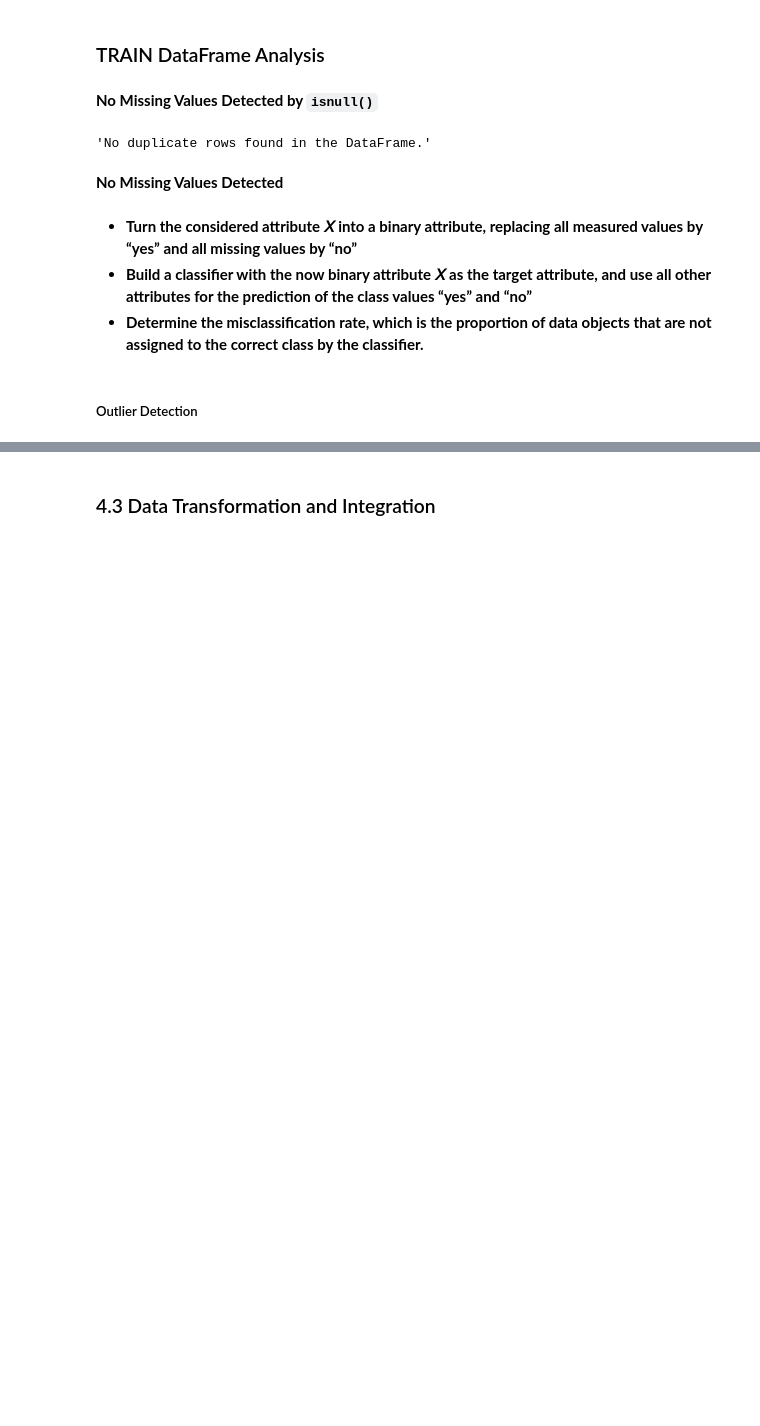
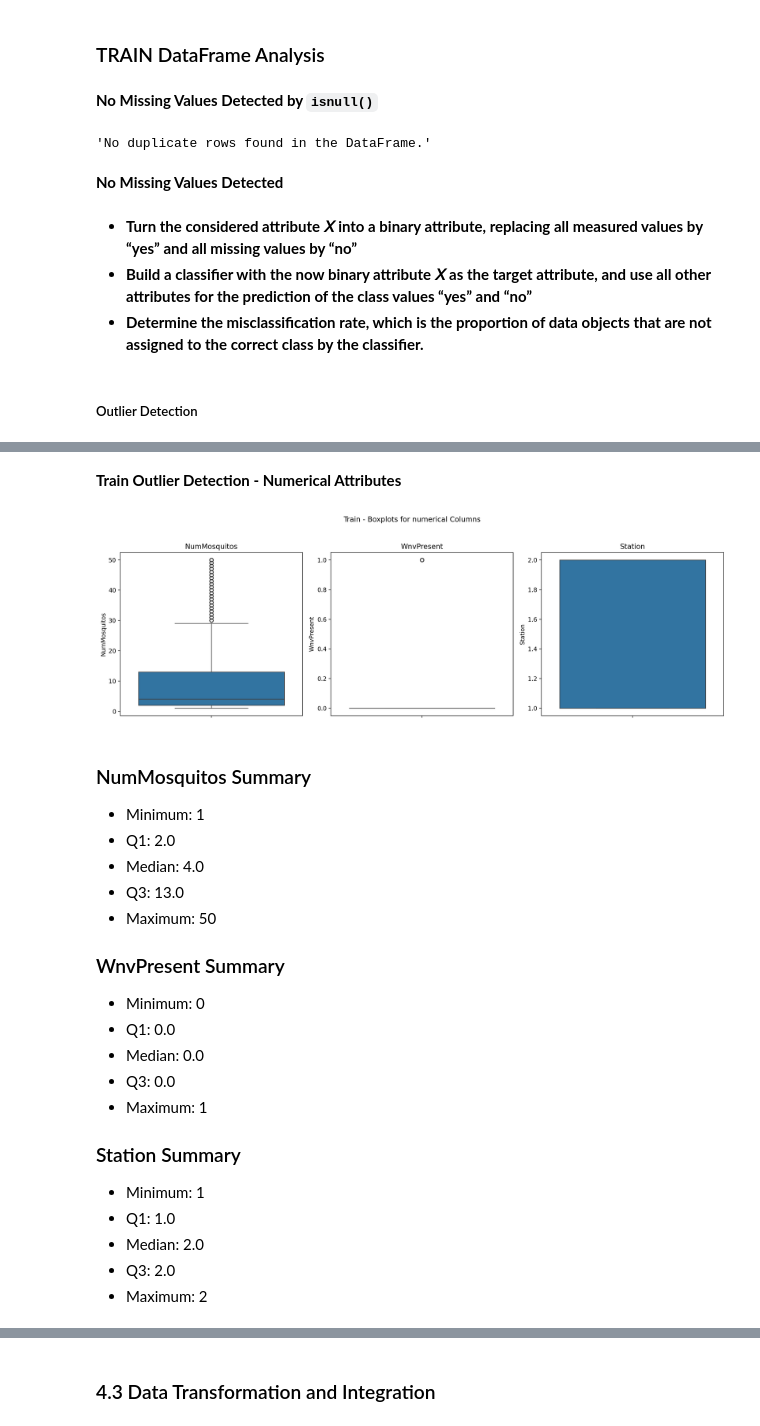
Before and after one commit to NilsLeo/WNV-prediction-model, a Jupyter notebook: notebooks/4_Data_Preparation.ipynb, the cells around one changed output, grey strips where cells are left out. Drawn from its saved outputs; the diff is of its cells as text; code cells hidden in the pictures; blank space fills up the shorter version.

```diff
--- a/notebooks/4_Data_Preparation.ipynb
+++ b/notebooks/4_Data_Preparation.ipynb
@@ -614,0 +812,28 @@ BBox_spray
+# %% [markdown]
+**Train Outlier Detection - Numerical Attributes**
+# %%
+# weather_numerical = Tavg, Dewpoint, precipTotal, StnPressure, Result speed, resultDir. AvgSpeed, Relative Humidity; train_numerical NumMosquitoes, spray_numerical Latitude, longitude
+display_grid_boxplots(train_numerical, "Train - Boxplots for numerical Columns")
+five_number_summary(train_numerical)
+# %% [output]
+[figure, added]
+### NumMosquitos Summary
+- Minimum: 1
+- Q1: 2.0
+- Median: 4.0
+- Q3: 13.0
+- Maximum: 50
+
+### WnvPresent Summary
+- Minimum: 0
+- Q1: 0.0
+- Median: 0.0
+- Q3: 0.0
+- Maximum: 1
+
+### Station Summary
+- Minimum: 1
+- Q1: 1.0
+- Median: 2.0
+- Q3: 2.0
+- Maximum: 2
```
Also changed, not shown: parts of 34 cells of this notebook, 4 other files.
